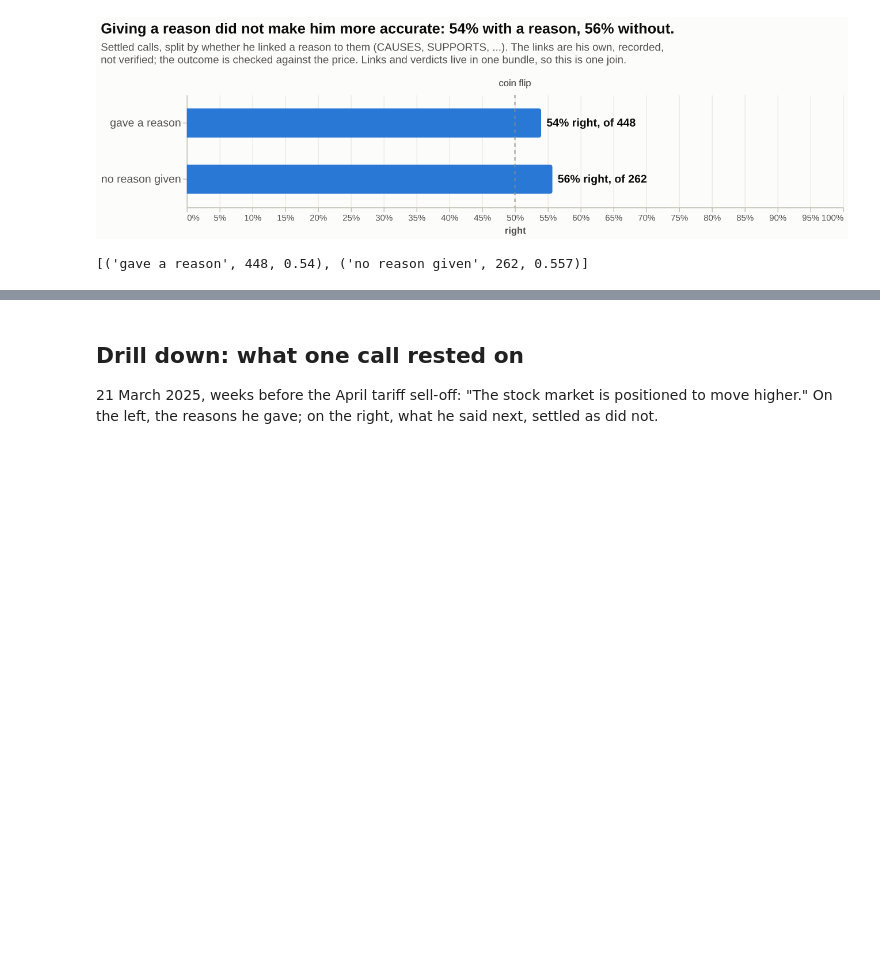
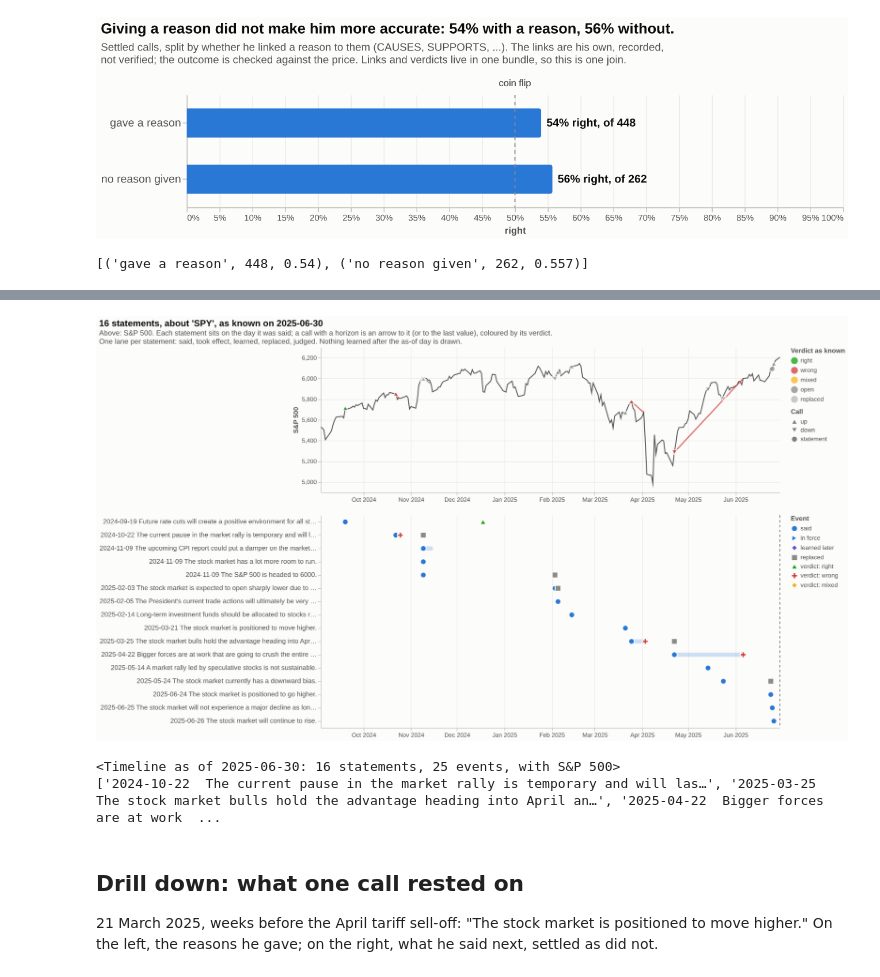
Before and after one commit to factagora/factblock, a Jupyter notebook: examples/analysis/analysis.ipynb, the cells around one changed output, grey strips where cells are left out. Cells and saved outputs as stored; diff of their text form; code cells hidden in the pictures; blank space fills up the shorter version.

```diff
--- a/examples/analysis/analysis.ipynb
+++ b/examples/analysis/analysis.ipynb
@@ -23,11 +23,12 @@ AS_OF = "2026-09-10"                    # read everything known by this day
 con, pq = views.connect(BRAIN)          # a Parquet copy of the bundle + the macro pack
 
 def show(v):
-    """Render a view: interactive Vega-Lite in Jupyter, a PNG where only images render (GitHub, chat)."""
-    bundle = {"application/vnd.vegalite.v5+json": v["spec"], "text/plain": v["title"]}
+    """Render a view or a factblock.timeline: interactive Vega-Lite in Jupyter, a PNG where only images render (GitHub, chat)."""
+    spec, title = (v.spec(), v.title) if hasattr(v, "spec") else (v["spec"], v["title"])
+    bundle = {"application/vnd.vegalite.v5+json": spec, "text/plain": title}
     try:
         import vl_convert as vlc
-        bundle["image/png"] = vlc.vegalite_to_png(v["spec"], scale=1.5)
+        bundle["image/png"] = vlc.vegalite_to_png(spec, scale=1.5)
     except ImportError:
         pass
     display(bundle, raw=True)
@@ -112,3 +101,16 @@ print(f"{len(v['rows'])} calls, {len(turns)} turns between up and down")
+# %%
+import tempfile, urllib.request
+sp500 = os.path.join(tempfile.gettempdir(), "sp500.csv")
+if not os.path.exists(sp500):
+    urllib.request.urlretrieve("https://fred.stlouisfed.org/graph/fredgraph.csv?id=SP500&cosd=2024-09-01", sp500)
+t = factblock.timeline(BRAIN, "2025-06-30", "SPY", limit=20).with_series(sp500, "S&P 500")
+show(t)
+print(t)
+print([c["lane"] for c in t.claims if c["status"] == "wrong"])
+# %% [output]
+[figure, added]
+<Timeline as of 2025-06-30: 16 statements, 25 events, with S&P 500>
+['2024-10-22  The current pause in the market rally is temporary and will las…', '2025-03-25  The stock market bulls hold the advantage heading into April an…', '2025-04-22  Bigger forces are at work  ...
 # %% [markdown]
 ## Drill down: what one call rested on
 
```
Also changed, not shown: parts of 3 cells of this notebook, 18 other files.
